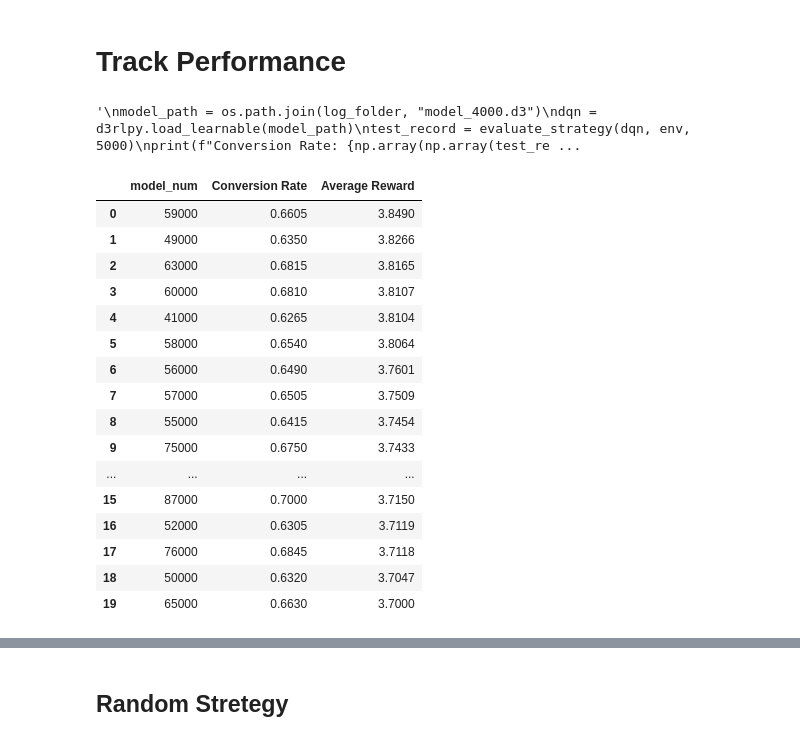
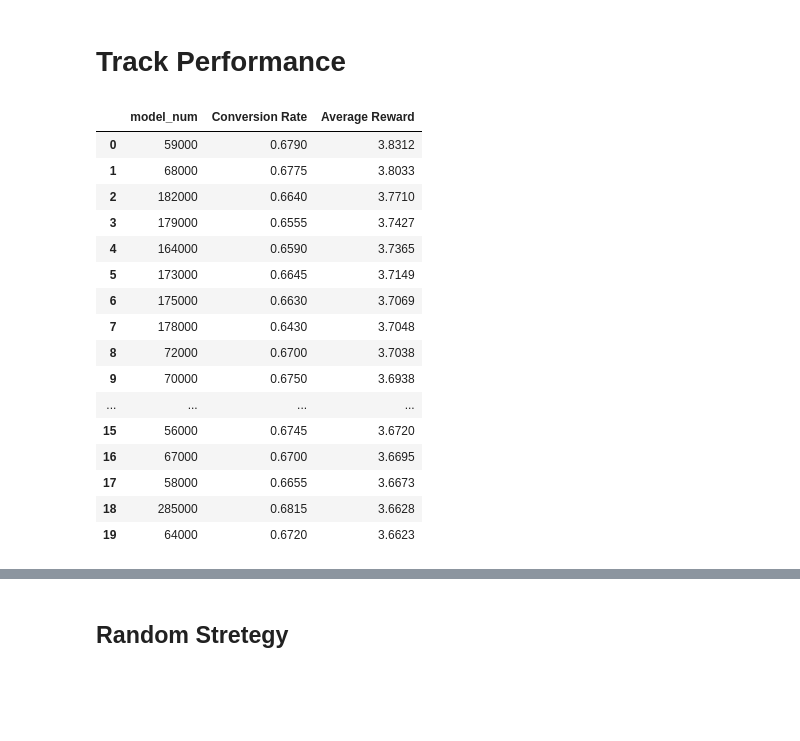
Before and after one commit to FitMAnalytics/transcript_DQN, a Jupyter notebook: DQN_training.ipynb, the cells around one changed output, grey strips where cells are left out. Saved outputs shown, nothing was run; the diff lists cells and outputs as text; code cells hidden in the pictures; blank space fills up the shorter version.

```diff
--- a/DQN_training.ipynb
+++ b/DQN_training.ipynb
@@ -41,7 +41,7 @@ factory = AdamFactory(clip_grad_norm=1.0 )
 # Add Reward Scaler and Gradient Clipping
 config = DQNConfig(
     learning_rate=2e-5,
-    gamma=0.95,
+    gamma=0.99,
     target_update_interval=20000,
     batch_size=256,
     encoder_factory=VectorEncoderFactory(hidden_units=[128,64]),
@@ -167,20 +140,5 @@ Highest return: 0.736905 at epoch 103
 # %% [markdown]
 # Track Performance
-# %%
-from tqdm import tqdm
-
-base_env = SalesNegotiationEnv(max_round=30)
-env = FlattenObservationWrapper(base_env)
-
-'''
-model_path = os.path.join(log_folder, "model_4000.d3")
-dqn = d3rlpy.load_learnable(model_path)
-test_record = evaluate_strategy(dqn, env, 5000)
-print(f"Conversion Rate: {np.array(np.array(test_record) > 0).mean()}.")
-print(f"Average Reward: {np.array(test_record).mean()}.")
-'''
-# %% [output]
-'\nmodel_path = os.path.join(log_folder, "model_4000.d3")\ndqn = d3rlpy.load_learnable(model_path)\ntest_record = evaluate_strategy(dqn, env, 5000)\nprint(f"Conversion Rate: {np.array(np.array(test_re ...
 # %%
 import pandas as pd
 import numpy as np
@@ -196,48 +154,48 @@ log_folder = f"d3rlpy_logs/{model_version}"
 # %%
 
 model_nums_lower_bound = 10000
-model_nums_upper_bound = 100001
+model_nums_upper_bound = 400001
 
 model_nums = range(model_nums_lower_bound, model_nums_upper_bound, 1000)
 results_list = []
 
 for model_num in tqdm(model_nums, desc="Evaluating Models"):
     model_path = os.path.join(log_folder, f"model_{model_num}.d3")
     if os.path.exists(model_path):
         dqn = d3rlpy.load_learnable(model_path)
         test_record = evaluate_strategy(dqn, env, 1000)
 
         record_array = np.array(test_record)
         conversion_rate = (record_array > 0).mean()
         average_reward = record_array.mean()
 
         results_list.append({
             "model_num": model_num,
             "Conversion Rate": conversion_rate,
             "Average Reward": average_reward
         })
 
 # Create the final DataFrame from the list of dicts
 model_test_records = pd.DataFrame(results_list)
 model_test_records.to_csv(f'model_test_{model_version}.csv', index=False)
 
 model_test_records_sorted = model_test_records.sort_values(by="Average Reward", ascending=False).reset_index(drop=True)
 model_test_records_sorted.head(20)
 # %% [output]
 |  | model_num | Conversion Rate | Average Reward |
-| 0 | 59000 | 0.6605 | 3.8490 |
-| 1 | 49000 | 0.6350 | 3.8266 |
-| 2 | 63000 | 0.6815 | 3.8165 |
-| 3 | 60000 | 0.6810 | 3.8107 |
-| 4 | 41000 | 0.6265 | 3.8104 |
-| 5 | 58000 | 0.6540 | 3.8064 |
-| 6 | 56000 | 0.6490 | 3.7601 |
-| 7 | 57000 | 0.6505 | 3.7509 |
-| 8 | 55000 | 0.6415 | 3.7454 |
-| 9 | 75000 | 0.6750 | 3.7433 |
+| 0 | 59000 | 0.6790 | 3.8312 |
+| 1 | 68000 | 0.6775 | 3.8033 |
+| 2 | 182000 | 0.6640 | 3.7710 |
+| 3 | 179000 | 0.6555 | 3.7427 |
+| 4 | 164000 | 0.6590 | 3.7365 |
+| 5 | 173000 | 0.6645 | 3.7149 |
+| 6 | 175000 | 0.6630 | 3.7069 |
+| 7 | 178000 | 0.6430 | 3.7048 |
+| 8 | 72000 | 0.6700 | 3.7038 |
+| 9 | 70000 | 0.6750 | 3.6938 |
 | ... | ... | ... | ... |
-| 15 | 87000 | 0.7000 | 3.7150 |
-| 16 | 52000 | 0.6305 | 3.7119 |
-| 17 | 76000 | 0.6845 | 3.7118 |
-| 18 | 50000 | 0.6320 | 3.7047 |
-| 19 | 65000 | 0.6630 | 3.7000 |
+| 15 | 56000 | 0.6745 | 3.6720 |
+| 16 | 67000 | 0.6700 | 3.6695 |
+| 17 | 58000 | 0.6655 | 3.6673 |
+| 18 | 285000 | 0.6815 | 3.6628 |
+| 19 | 64000 | 0.6720 | 3.6623 |
```
Also changed, not shown: parts of 8 cells of this notebook.
